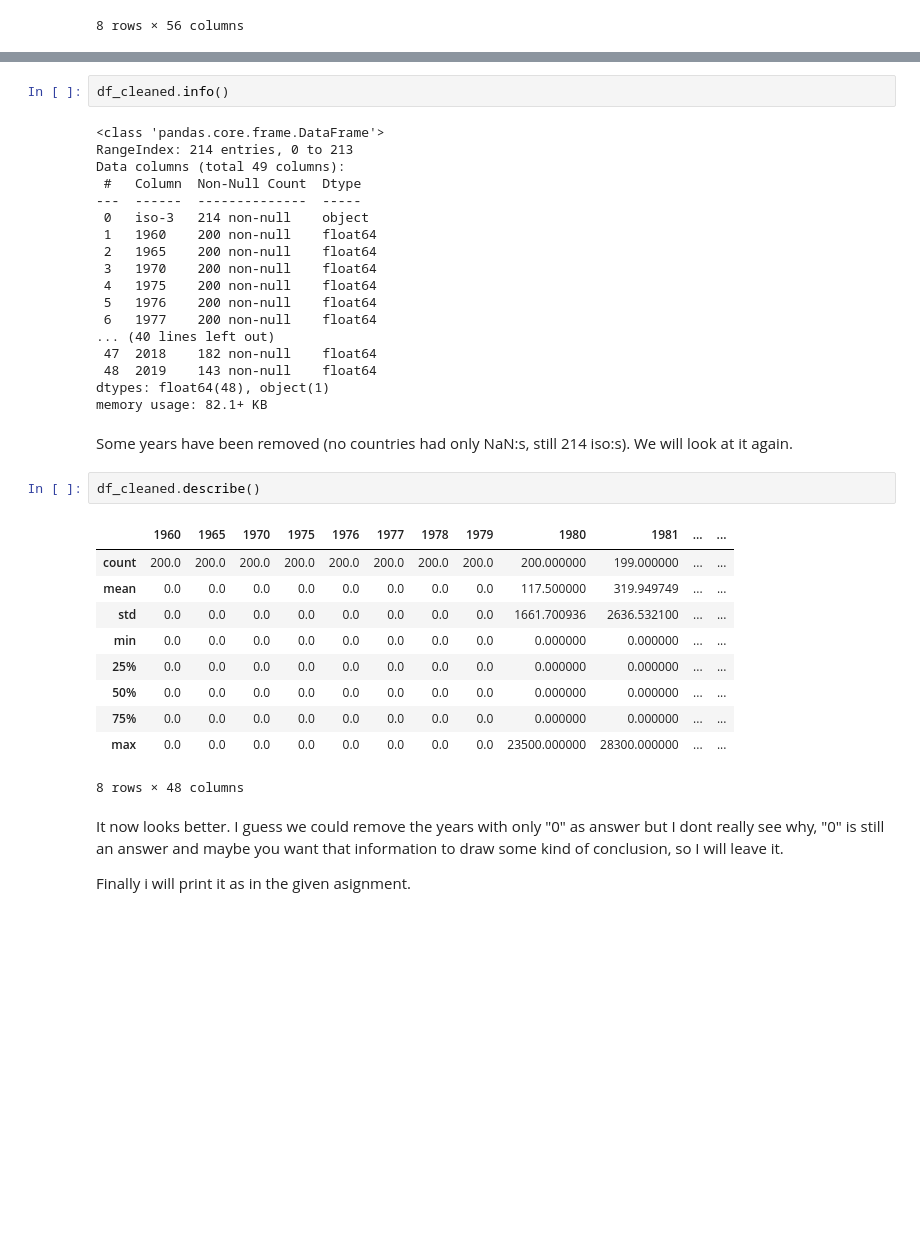
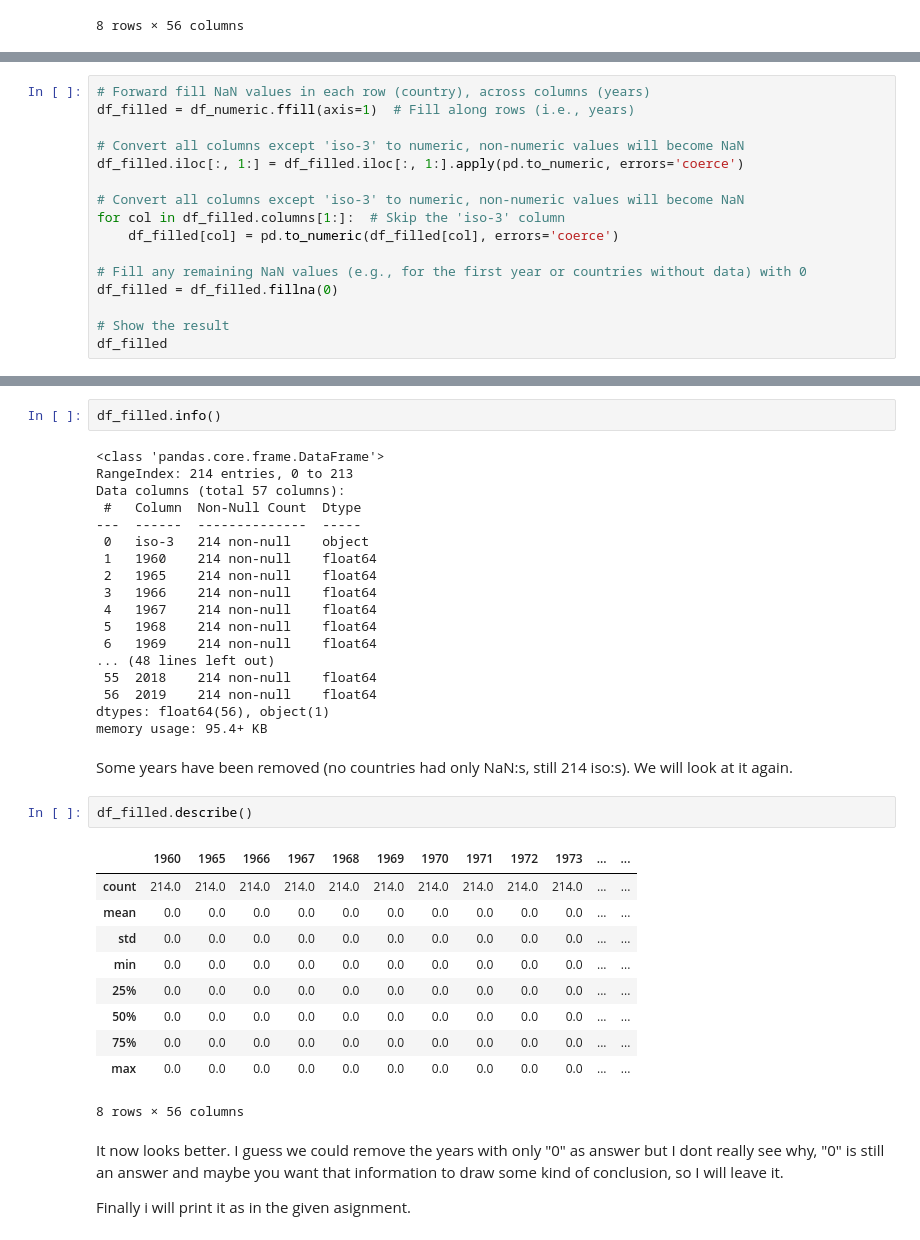
Before and after one commit to BenjaminTillius/su-mt4007, a Jupyter notebook: HW3/HW3.ipynb, the cells around one changed output, grey strips where cells are left out. Drawn from its saved outputs; the diff is of its cells as text; blank space fills up the shorter version.

```diff
--- a/HW3/HW3.ipynb
+++ b/HW3/HW3.ipynb
@@ -663,0 +652,16 @@ df_cleaned = remove_all_nans(df_numeric)
+# %%
+# Forward fill NaN values in each row (country), across columns (years)
+df_filled = df_numeric.ffill(axis=1)  # Fill along rows (i.e., years)
+
+# Convert all columns except 'iso-3' to numeric, non-numeric values will become NaN
+df_filled.iloc[:, 1:] = df_filled.iloc[:, 1:].apply(pd.to_numeric, errors='coerce')
+
+# Convert all columns except 'iso-3' to numeric, non-numeric values will become NaN
+for col in df_filled.columns[1:]:  # Skip the 'iso-3' column
+    df_filled[col] = pd.to_numeric(df_filled[col], errors='coerce')
+
+# Fill any remaining NaN values (e.g., for the first year or countries without data) with 0
+df_filled = df_filled.fillna(0)
+
+# Show the result
+df_filled
@@ -664,38 +682,38 @@ df_cleaned = remove_all_nans(df_numeric)
 # %%
-df_cleaned.info()
+df_filled.info()
 # %% [output]
 <class 'pandas.core.frame.DataFrame'>
 RangeIndex: 214 entries, 0 to 213
-Data columns (total 49 columns):
+Data columns (total 57 columns):
  #   Column  Non-Null Count  Dtype
 ---  ------  --------------  -----
  0   iso-3   214 non-null    object
- 1   1960    200 non-null    float64
- 2   1965    200 non-null    float64
- 3   1970    200 non-null    float64
- 4   1975    200 non-null    float64
- 5   1976    200 non-null    float64
- 6   1977    200 non-null    float64
-... (40 lines left out)
- 47  2018    182 non-null    float64
- 48  2019    143 non-null    float64
-dtypes: float64(48), object(1)
-memory usage: 82.1+ KB
+ 1   1960    214 non-null    float64
+ 2   1965    214 non-null    float64
+ 3   1966    214 non-null    float64
+ 4   1967    214 non-null    float64
+ 5   1968    214 non-null    float64
+ 6   1969    214 non-null    float64
+... (48 lines left out)
+ 55  2018    214 non-null    float64
+ 56  2019    214 non-null    float64
+dtypes: float64(56), object(1)
+memory usage: 95.4+ KB
 # %% [markdown]
 Some years have been removed (no countries had only NaN:s, still 214 iso:s). We will look at it again.
 # %%
-df_cleaned.describe()
+df_filled.describe()
 # %% [output]
-|  | 1960 | 1965 | 1970 | 1975 | 1976 | 1977 | 1978 | 1979 | 1980 | 1981 | ... | ... |
-| count | 200.0 | 200.0 | 200.0 | 200.0 | 200.0 | 200.0 | 200.0 | 200.0 | 200.000000 | 199.000000 | ... | ... |
-| mean | 0.0 | 0.0 | 0.0 | 0.0 | 0.0 | 0.0 | 0.0 | 0.0 | 117.500000 | 319.949749 | ... | ... |
-| std | 0.0 | 0.0 | 0.0 | 0.0 | 0.0 | 0.0 | 0.0 | 0.0 | 1661.700936 | 2636.532100 | ... | ... |
-| min | 0.0 | 0.0 | 0.0 | 0.0 | 0.0 | 0.0 | 0.0 | 0.0 | 0.000000 | 0.000000 | ... | ... |
-| 25% | 0.0 | 0.0 | 0.0 | 0.0 | 0.0 | 0.0 | 0.0 | 0.0 | 0.000000 | 0.000000 | ... | ... |
-| 50% | 0.0 | 0.0 | 0.0 | 0.0 | 0.0 | 0.0 | 0.0 | 0.0 | 0.000000 | 0.000000 | ... | ... |
-| 75% | 0.0 | 0.0 | 0.0 | 0.0 | 0.0 | 0.0 | 0.0 | 0.0 | 0.000000 | 0.000000 | ... | ... |
-| max | 0.0 | 0.0 | 0.0 | 0.0 | 0.0 | 0.0 | 0.0 | 0.0 | 23500.000000 | 28300.000000 | ... | ... |
+|  | 1960 | 1965 | 1966 | 1967 | 1968 | 1969 | 1970 | 1971 | 1972 | 1973 | ... | ... |
+| count | 214.0 | 214.0 | 214.0 | 214.0 | 214.0 | 214.0 | 214.0 | 214.0 | 214.0 | 214.0 | ... | ... |
+| mean | 0.0 | 0.0 | 0.0 | 0.0 | 0.0 | 0.0 | 0.0 | 0.0 | 0.0 | 0.0 | ... | ... |
+| std | 0.0 | 0.0 | 0.0 | 0.0 | 0.0 | 0.0 | 0.0 | 0.0 | 0.0 | 0.0 | ... | ... |
+| min | 0.0 | 0.0 | 0.0 | 0.0 | 0.0 | 0.0 | 0.0 | 0.0 | 0.0 | 0.0 | ... | ... |
+| 25% | 0.0 | 0.0 | 0.0 | 0.0 | 0.0 | 0.0 | 0.0 | 0.0 | 0.0 | 0.0 | ... | ... |
+| 50% | 0.0 | 0.0 | 0.0 | 0.0 | 0.0 | 0.0 | 0.0 | 0.0 | 0.0 | 0.0 | ... | ... |
+| 75% | 0.0 | 0.0 | 0.0 | 0.0 | 0.0 | 0.0 | 0.0 | 0.0 | 0.0 | 0.0 | ... | ... |
+| max | 0.0 | 0.0 | 0.0 | 0.0 | 0.0 | 0.0 | 0.0 | 0.0 | 0.0 | 0.0 | ... | ... |
-8 rows × 48 columns
+8 rows × 56 columns
 # %% [markdown]
 It now looks better. I guess we could remove the years with only "0" as answer but I dont really see why, "0" is still an answer and maybe you want that information to draw some kind of conclusion, so I will leave it.
 
```
Also changed, not shown: parts of 5 cells of this notebook, 2 other files.
